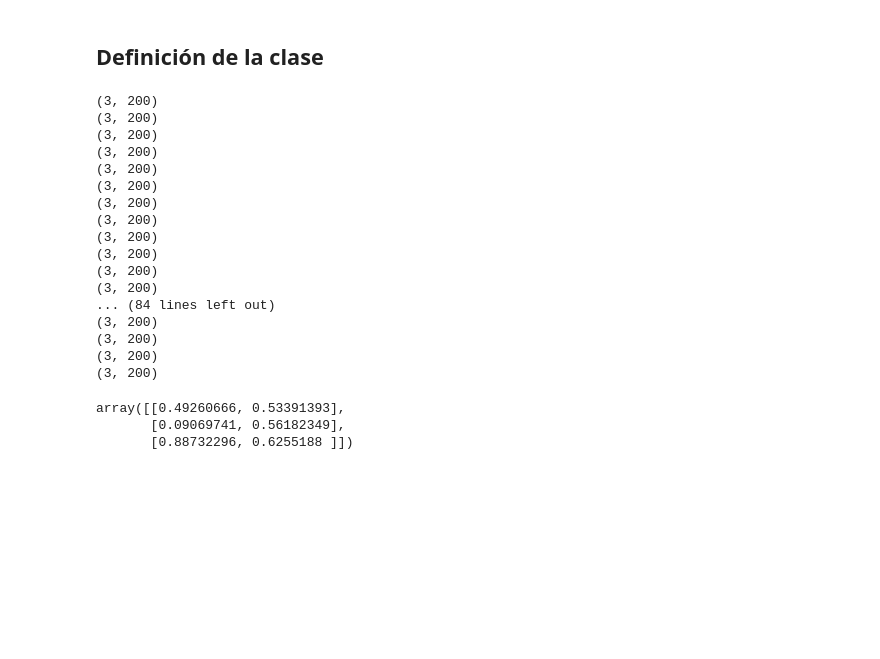
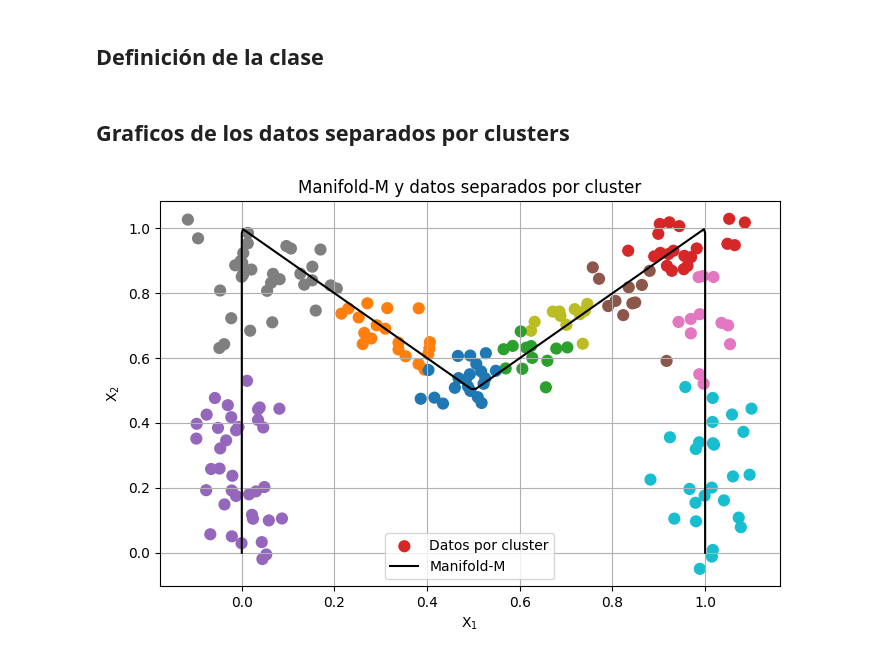
Before and after one commit to Jsar9/Signal-Processing-Workshop, a Jupyter notebook: TPs/TP7/TP7_SARMIENTO_104241.ipynb, the cells around one changed output. Saved outputs shown, nothing was run; the diff lists cells and outputs as text; code cells hidden in the pictures; blank space fills up the shorter version.

```diff
--- a/TPs/TP7/TP7_SARMIENTO_104241.ipynb
+++ b/TPs/TP7/TP7_SARMIENTO_104241.ipynb
@@ -75,10 +74,9 @@ plt.show()
 # %%
 class Kmeans:
     #Inicialización y parámetros del modelo
-    def __init__ (self, n_clusters = 3, max_iter = 100, tol = 1e-4, random_state = 509):
+    def __init__ (self, n_clusters = 10, max_iter = 10, random_state = 509):
         self.n_clusters = n_clusters
         self.max_iter = max_iter
-        self.tol = tol
         self.random_state = random_state
         self.centroids = None
         self.y = None
@@ -96,45 +94,41 @@ class Kmeans:
 
         for i in range(self.max_iter):
             distances = self.distance_centr(X) #Se calculan las distancias a los centroides
-            y= np.argmin(distances, axis= 0)  #Se etiqueta cada muestra con un cluster, según el centroide más cercano
-            new_centroids  = np.array([X[y == k].mean(axis=0) for k in range(self.n_clusters)]) #Se recalculan los K centroides, como la media de los datos pertenecientes al mismo cluster
+            self.y= np.argmin(distances, axis= 0)  #Se etiqueta cada muestra con un cluster, según el centroide más cercano
+            new_centroids  = np.array([X[self.y == k].mean(axis=0) for k in range(self.n_clusters)]) #Se recalculan los K centroides, como la media de los datos pertenecientes al mismo cluster
 
         self.centroids = new_centroids
 
 
-        return self.centroids
+    #Predicción Hard
+    def predict(self, X):
+        distances = self.distance_centr(X)
+        return np.argmin(distances, axis= 0) #Se retornan las etiquetas correspondientes al centroide más cercano
 
-    # Calcula las distancias de las muestras X a los centroides asumiendo que son
+    # Calcula las distancias de las muestras X a los centroides
     def distance_centr(self, X):
         distances= []
         for k in range(self.n_clusters):
             dis = np.array([np.sqrt(np.sum((X[i,:]-self.centroids[k])**2)) for i in range(X.shape[0])])
             distances.append(dis)
 
-        print(np.array(distances).shape)
         return np.array(distances)
+# %% [markdown]
+## Graficos de los datos separados por clusters
 # %%
 #Testing
 model = Kmeans()
 model.fit(X)
+
+y_predict = model.predict(X)
+
+plt.figure(figsize=(8,5))
+plt.scatter(X[:, 0], X[:, 1], c=y_predict, cmap='tab10', s=60, label = 'Datos por cluster')
+plt.plot(M[:,0], M[:,1], label = 'Manifold-M', color = 'black')
+plt.title('Manifold-M y datos separados por cluster')
+plt.xlabel(r'$\text{X}_1$')
+plt.ylabel(r'$\text{X}_2$')
+plt.legend()
+plt.grid()
 # %% [output]
-(3, 200)
-(3, 200)
-(3, 200)
-(3, 200)
-(3, 200)
-(3, 200)
-(3, 200)
-(3, 200)
-(3, 200)
-(3, 200)
-(3, 200)
-(3, 200)
-... (84 lines left out)
-(3, 200)
-(3, 200)
-(3, 200)
-(3, 200)
-array([[0.49260666, 0.53391393],
-       [0.09069741, 0.56182349],
-       [0.88732296, 0.6255188 ]])
+[figure, added]
```
Also changed, not shown: parts of 1 cell of this notebook.
